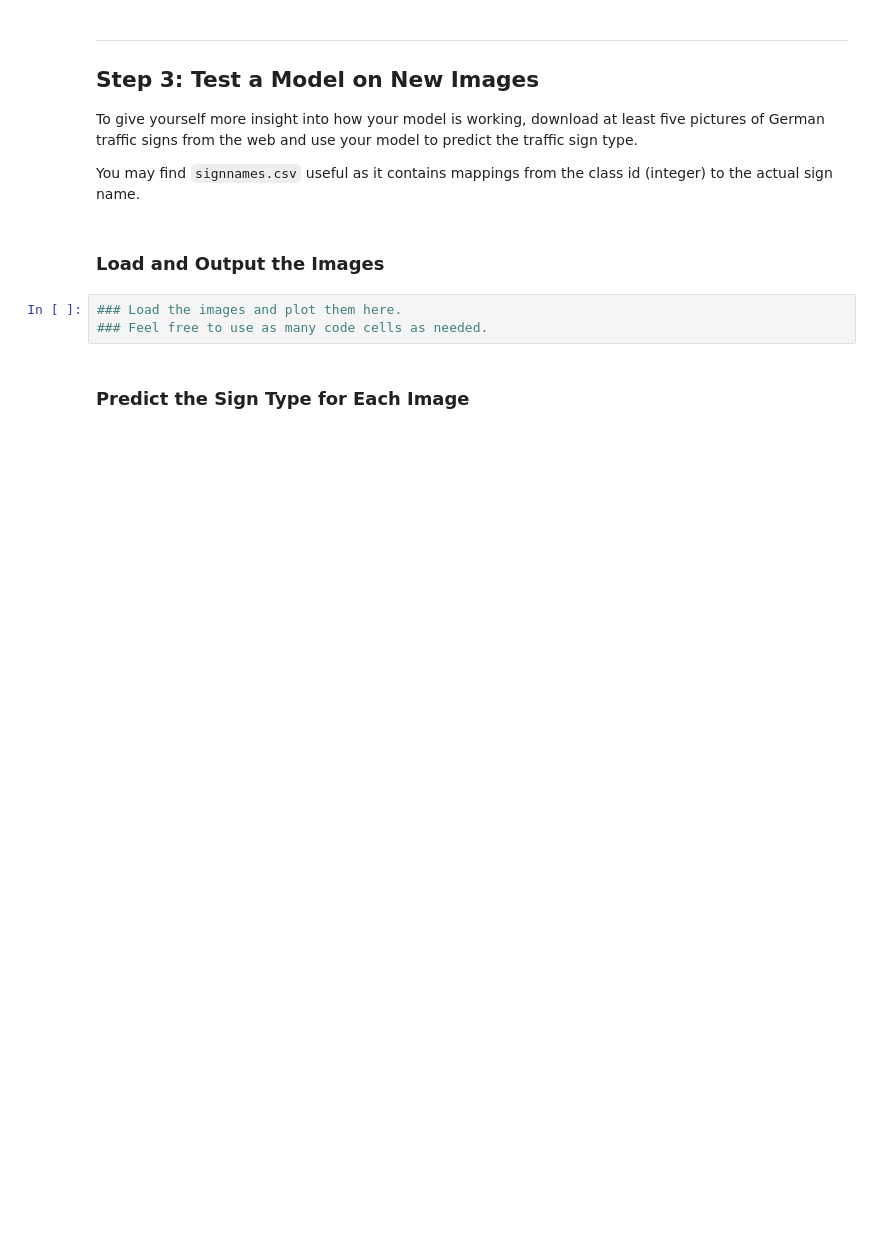
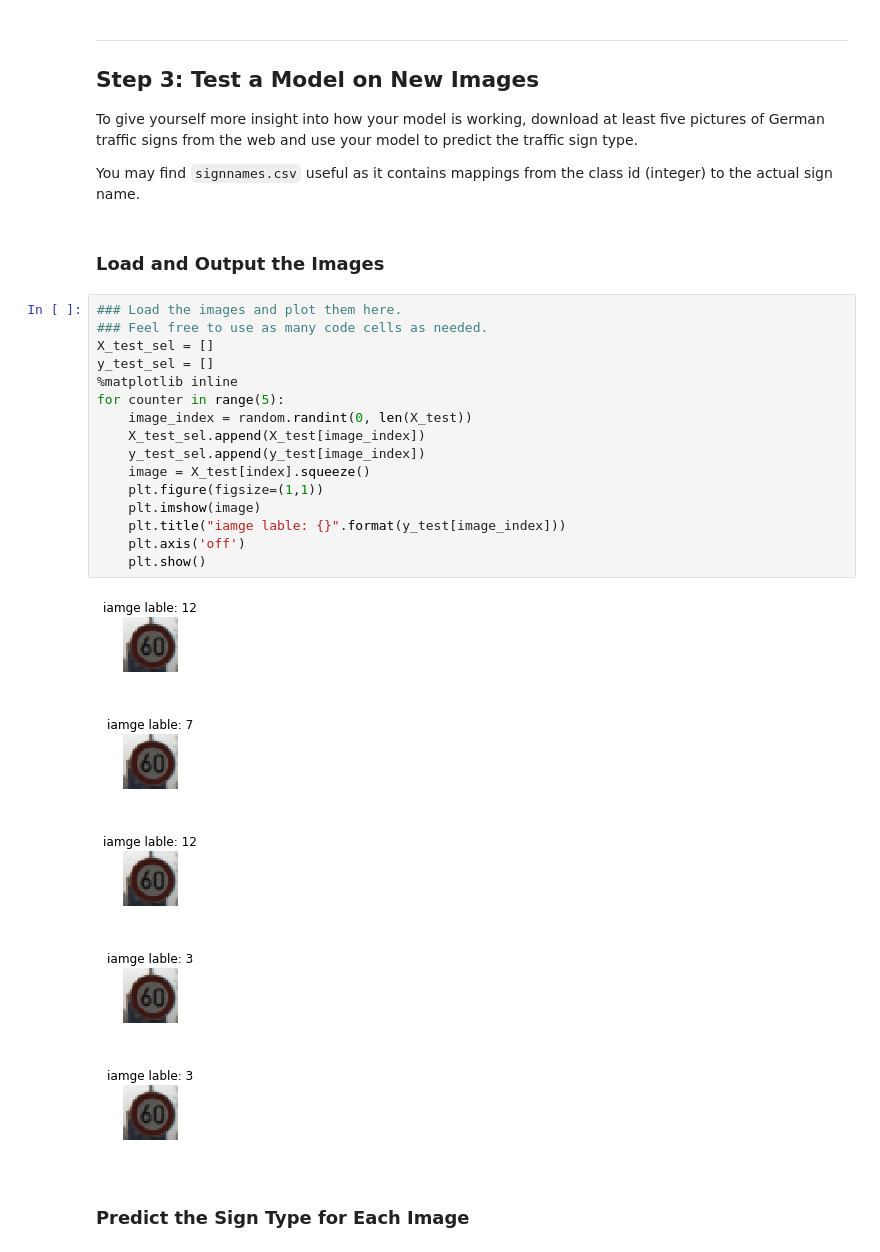
Before and after one commit to WfHit/Udacity_CarND, a Jupyter notebook: Term1/CarND-Traffic-Sign-Classifier-Project/Traffic_Sign_Classifier.ipynb, the cells around one changed output. Drawn from its saved outputs; the diff is of its cells as text; blank space fills up the shorter version.

```diff
--- a/Term1/CarND-Traffic-Sign-Classifier-Project/Traffic_Sign_Classifier.ipynb
+++ b/Term1/CarND-Traffic-Sign-Classifier-Project/Traffic_Sign_Classifier.ipynb
@@ -347,9 +334,28 @@ To give yourself more insight into how your model is working, download at least
 You may find `signnames.csv` useful as it contains mappings from the class id (integer) to the actual sign name.
 # %% [markdown]
 ### Load and Output the Images
-# %%
-### Load the images and plot them here.
-### Feel free to use as many code cells as needed.
+# %%
+### Load the images and plot them here.
+### Feel free to use as many code cells as needed.
+X_test_sel = []
+y_test_sel = []
+%matplotlib inline
+for counter in range(5):
+    image_index = random.randint(0, len(X_test))
+    X_test_sel.append(X_test[image_index])
+    y_test_sel.append(y_test[image_index])
+    image = X_test[index].squeeze()
+    plt.figure(figsize=(1,1))
+    plt.imshow(image)
+    plt.title("iamge lable: {}".format(y_test[image_index]))
+    plt.axis('off')
+    plt.show()
+# %% [output]
+[figure, added]
+[figure, added]
+[figure, added]
+[figure, added]
+[figure, added]
 # %% [markdown]
 ### Predict the Sign Type for Each Image
 # %%
```
Also changed, not shown: parts of 8 cells of this notebook.
